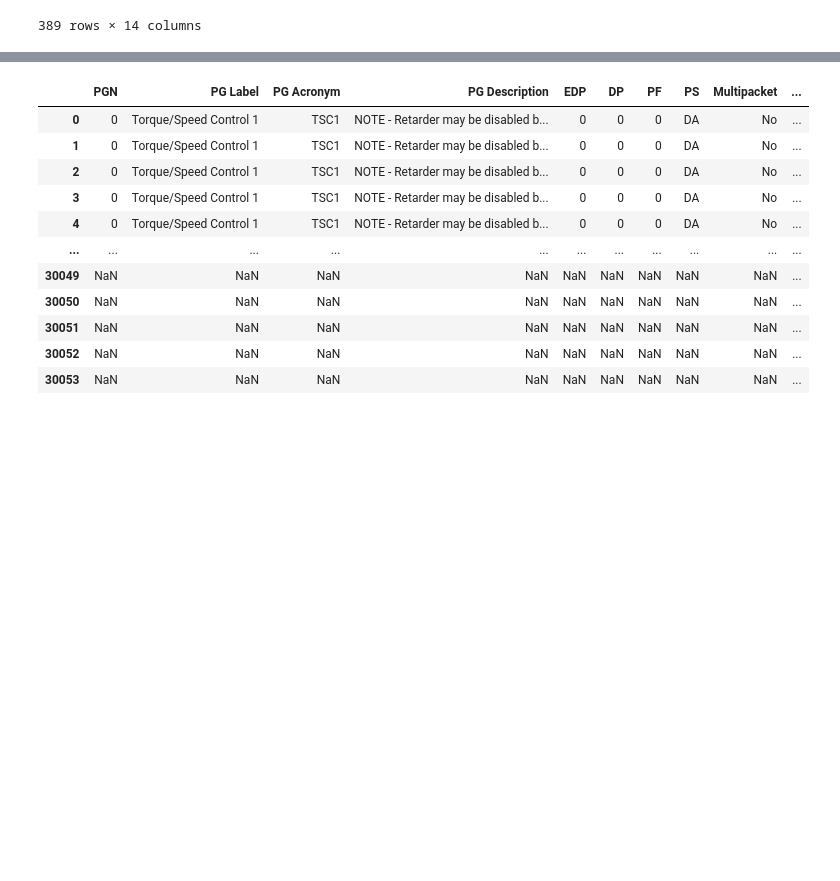
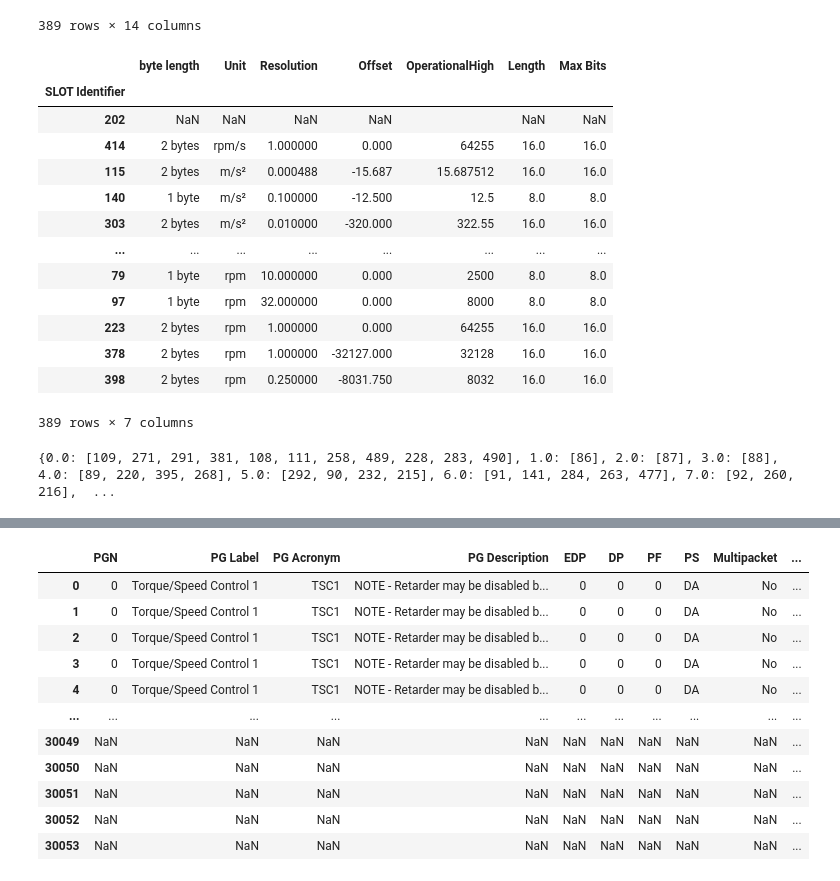
Before and after one commit to SystemsCyber/J1939DB, a Jupyter notebook: J1939 Digital Annex to JSON.ipynb, the cells around one changed output, grey strips where cells are left out. Drawn from its saved outputs; the diff is of its cells as text; code cells hidden in the pictures; blank space fills up the shorter version.

```diff
--- a/J1939 Digital Annex to JSON.ipynb
+++ b/J1939 Digital Annex to JSON.ipynb
@@ -27,3 +38,39 @@ slots_df
 | 378 | SAEvr07 | Velocity, rotational | 1 rpm per bit | -32 127 to 32 128 rpm | -32 127 rpm | 2 bytes | rpm | numeric | ... |
 | 398 | SAEvr08 | Velocity, rotational | 0.25 rpm per bit | -8 031.75 to 8 032 rpm | -8 031.75 rpm | 2 bytes | rpm | numeric | ... |
 389 rows × 14 columns
+# %%
+reduced_slots = slots_df[["Length",
+                          "Unit",
+                          "Scale Factor\n(value only)",
+                          "Offset\n(value only)",
+                          "Range Maximum\n(value only)",
+                          "Length Minimum\n(bits)",
+                          "Length Maximum\n(bits)"]].copy()
+reduced_slots.rename(columns={"Scale Factor\n(value only)": 'Resolution',
+                             "Offset\n(value only)": 'Offset',
+                             "Range Maximum\n(value only)":'OperationalHigh',
+                             'Length Minimum\n(bits)':"Length",
+                             "Length":"byte length",
+                             "Length Maximum\n(bits)":"Max Bits"},
+                    inplace=True)
+
+reduced_slots
+# %% [output]
+|  | byte length | Unit | Resolution | Offset | OperationalHigh | Length | Max Bits |
+| SLOT Identifier |  |  |  |  |  |  |  |
+| 202 | NaN | NaN | NaN | NaN |  | NaN | NaN |
+| 414 | 2 bytes | rpm/s | 1.000000 | 0.000 | 64255 | 16.0 | 16.0 |
+| 115 | 2 bytes | m/s² | 0.000488 | -15.687 | 15.687512 | 16.0 | 16.0 |
+| 140 | 1 byte | m/s² | 0.100000 | -12.500 | 12.5 | 8.0 | 8.0 |
+| 303 | 2 bytes | m/s² | 0.010000 | -320.000 | 322.55 | 16.0 | 16.0 |
+| ... | ... | ... | ... | ... | ... | ... | ... |
+| 79 | 1 byte | rpm | 10.000000 | 0.000 | 2500 | 8.0 | 8.0 |
+| 97 | 1 byte | rpm | 32.000000 | 0.000 | 8000 | 8.0 | 8.0 |
+| 223 | 2 bytes | rpm | 1.000000 | 0.000 | 64255 | 16.0 | 16.0 |
+| 378 | 2 bytes | rpm | 1.000000 | -32127.000 | 32128 | 16.0 | 16.0 |
+| 398 | 2 bytes | rpm | 0.250000 | -8031.750 | 8032 | 16.0 | 16.0 |
+389 rows × 7 columns
+# %%
+reduced_slots.groupby('Length').groups
+# %% [output]
+{0.0: [109, 271, 291, 381, 108, 111, 258, 489, 228, 283, 490], 1.0: [86], 2.0: [87], 3.0: [88], 4.0: [89, 220, 395, 268], 5.0: [292, 90, 232, 215], 6.0: [91, 141, 284, 263, 477], 7.0: [92, 260, 216],  ...
```
Also changed, not shown: parts of 27 cells of this notebook.
